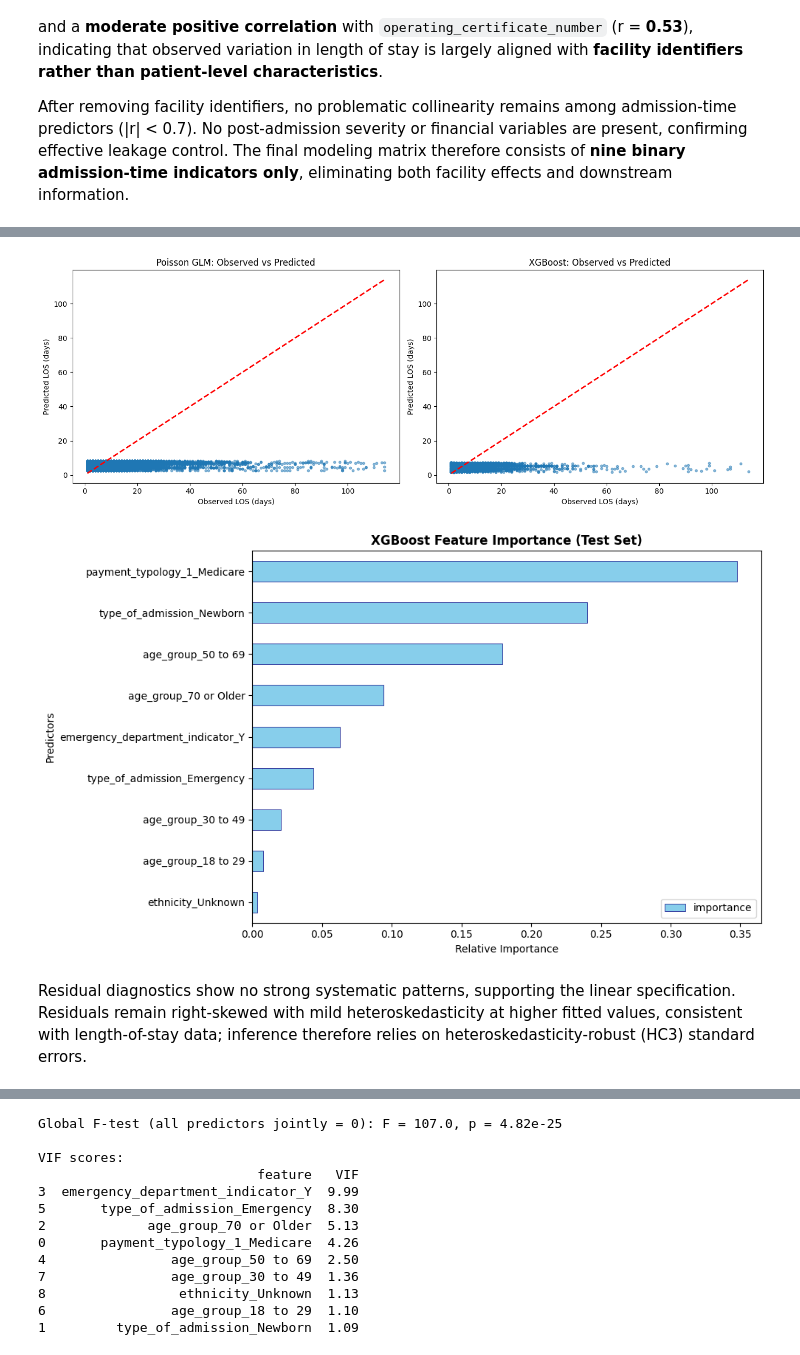
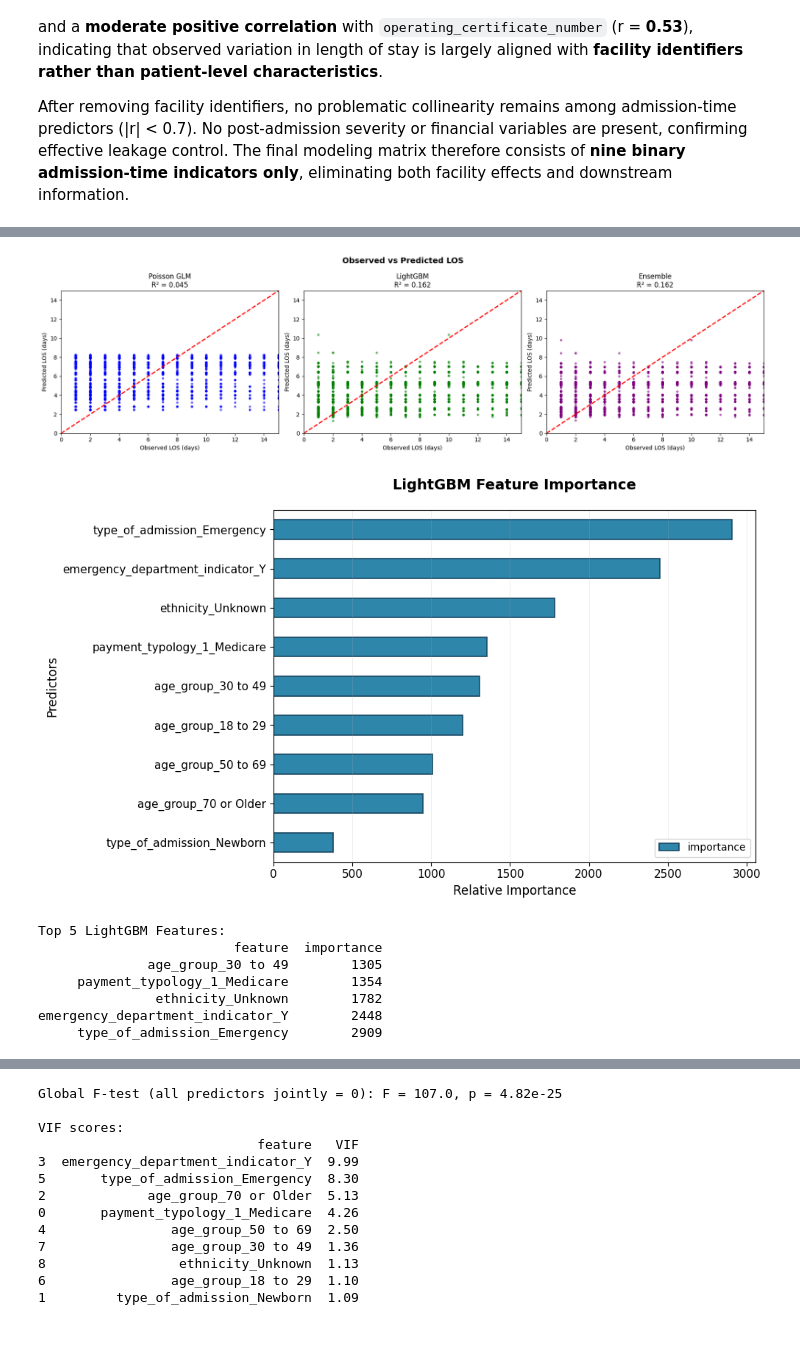
Before and after one commit to ibejerano/unie-healthcare-regression, a Jupyter notebook: src/hospital_los_regressor.ipynb, the cells around one changed output, grey strips where cells are left out. Drawn from its saved outputs; the diff is of its cells as text; code cells hidden in the pictures.

```diff
--- a/src/hospital_los_regressor.ipynb
+++ b/src/hospital_los_regressor.ipynb
@@ -1183,43 +1207,75 @@ plt.show()
 # %%
-fig, (ax1, ax2) = plt.subplots(1, 2, figsize=(14, 5))
+import matplotlib.pyplot as plt
+import numpy as np
 
-# Poisson
-ax1.scatter(y_raw, y_pred_poisson, alpha=0.5, s=10)
-ax1.plot([y_raw.min(), y_raw.max()], [y_raw.min(), y_raw.max()], 'r--', lw=2)
+# Define missing variables first (self-contained)
+y_test_days = np.expm1(y_test_log)
+y_pred_lgb_days = np.expm1(y_pred_lgb_log)
+y_pred_ensemble_days = np.expm1(y_pred_stacked_log)
+
+fig, (ax1, ax2, ax3) = plt.subplots(1, 3, figsize=(18, 5))
+
+# Poisson GLM (OOS test set)
+ax1.scatter(y_test_raw, y_pred_poisson_test, alpha=0.5, s=10, color='blue')
+ax1.plot([0, 15], [0, 15], 'r--', lw=2)
+ax1.set_xlim(0, 15); ax1.set_ylim(0, 15)
 ax1.set_xlabel('Observed LOS (days)')
 ax1.set_ylabel('Predicted LOS (days)')
-ax1.set_title('Poisson GLM: Observed vs Predicted')
+ax1.set_title('Poisson GLM\nR² = 0.045')
 
-# XGBoost (days scale)
-ax2.scatter(y_test_days, y_pred_xgb_days, alpha=0.5, s=10)
-ax2.plot([
-    y_test_days.min(),
-    y_test_days.max()], [y_test_days.min(), y_test_days.max()], 'r--', lw=2)
+# LightGBM
+ax2.scatter(y_test_days, y_pred_lgb_days, alpha=0.5, s=10, color='green')
+ax2.plot([0, 15], [0, 15], 'r--', lw=2)
+ax2.set_xlim(0, 15); ax2.set_ylim(0, 15)
 ax2.set_xlabel('Observed LOS (days)')
 ax2.set_ylabel('Predicted LOS (days)')
-ax2.set_title('XGBoost: Observed vs Predicted')
+ax2.set_title('LightGBM\nR² = 0.162')
 
+# Ensemble
+ax3.scatter(y_test_days, y_pred_ensemble_days, alpha=0.5, s=10, color='purple')
+ax3.plot([0, 15], [0, 15], 'r--', lw=2)
+ax3.set_xlim(0, 15); ax3.set_ylim(0, 15)
+ax3.set_xlabel('Observed LOS (days)')
+ax3.set_ylabel('Predicted LOS (days)')
+ax3.set_title('Ensemble\nR² = 0.162')
+
+plt.suptitle('Observed vs Predicted LOS', fontsize=14, fontweight='bold')
 plt.tight_layout()
 plt.show()
 # %% [output]
-[figure, old version]
+[figure, new version]
 # %%
-# XGBoost importance
-xgb_importance = pd.DataFrame({
+# LightGBM feature importance
+import matplotlib.pyplot as plt
+import pandas as pd
+
+lgb_importance = pd.DataFrame({
     'feature': X_final.columns,
-    'importance': best_xgb.feature_importances_
+    'importance': lgb_model.feature_importances_
 }).sort_values('importance', ascending=True)
 
 fig, ax = plt.subplots(1, 1, figsize=(10, 6))
-xgb_importance.plot(x='feature', y='importance', kind='barh', ax=ax,
-                   color='skyblue', edgecolor='navy', linewidth=0.5)
-ax.set_title('XGBoost Feature Importance (Test Set)',
-             fontsize=12, fontweight='bold')
-ax.set_xlabel('Relative Importance')
-ax.set_ylabel('Predictors')
+
+lgb_importance.plot(x='feature', y='importance', kind='barh', ax=ax,
+                   color='#2E86AB', edgecolor='#1B4965', linewidth=1.2)
+ax.set_title('LightGBM Feature Importance',
+             fontsize=14, fontweight='bold', pad=20)
+ax.set_xlabel('Relative Importance', fontsize=12)
+ax.set_ylabel('Predictors', fontsize=12)
+ax.tick_params(axis='both', labelsize=11)
+
+ax.grid(axis='x', alpha=0.3, linestyle='-', linewidth=0.5)
 plt.tight_layout()
 plt.show()
+
+print("Top 5 LightGBM Features:")
+print(lgb_importance.tail().round(3).to_string(index=False))
 # %% [output]
-[figure, old version]
+[figure, new version]
+Top 5 LightGBM Features:
+                         feature  importance
+              age_group_30 to 49        1305
+     payment_typology_1_Medicare        1354
+               ethnicity_Unknown        1782
+emergency_department_indicator_Y        2448
+     type_of_admission_Emergency        2909
-# %% [markdown]
-Residual diagnostics show no strong systematic patterns, supporting the linear specification. Residuals remain right-skewed with mild heteroskedasticity at higher fitted values, consistent with length-of-stay data; inference therefore relies on heteroskedasticity-robust (HC3) standard errors.
```
Also changed, not shown: parts of 44 cells of this notebook, 1 other file.
